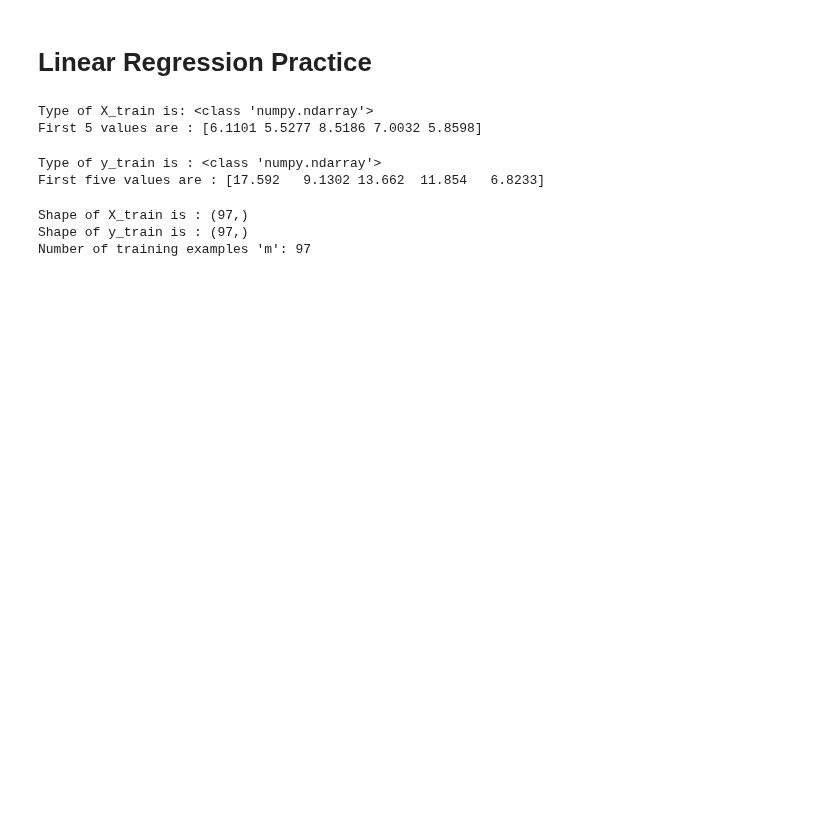
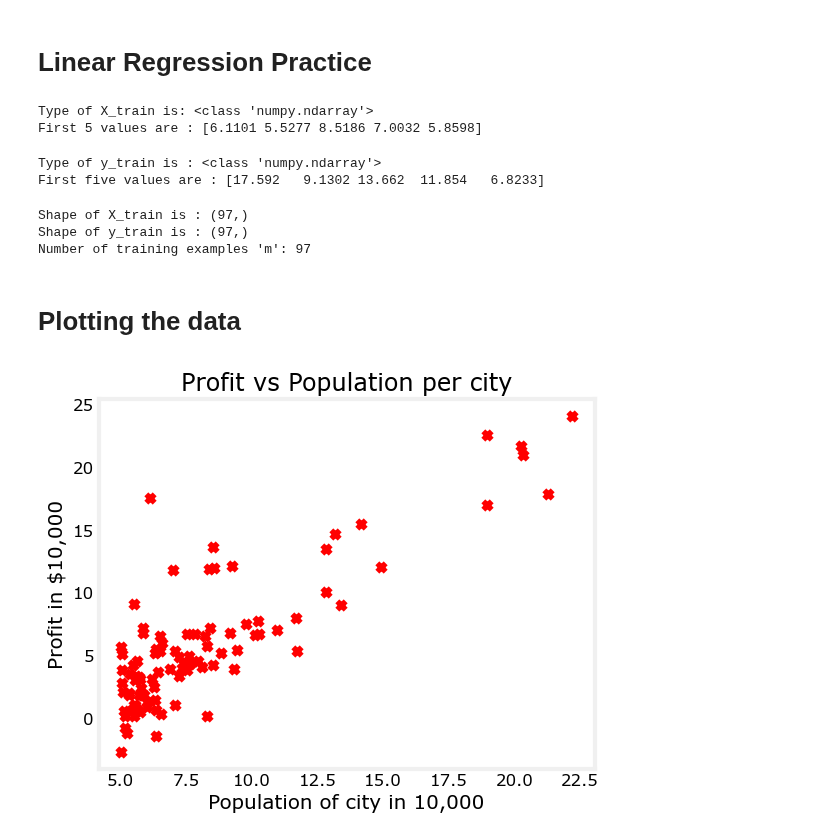
Before and after one commit to amansingh202/python_learning, a Jupyter notebook: CL_week2_lab07.ipynb, the cells around one changed output. Cells and saved outputs as stored; diff of their text form; code cells hidden in the pictures; blank space fills up the shorter version.

Commit message:
plotting data and computing gradient descent

```diff
--- a/CL_week2_lab07.ipynb
+++ b/CL_week2_lab07.ipynb
@@ -32,3 +32,19 @@ print(f"Number of training examples 'm': {len(X_train)}")
 Shape of X_train is : (97,)
 Shape of y_train is : (97,)
 Number of training examples 'm': 97
+# %% [markdown]
+# Plotting the data
+# %%
+plt.scatter(X_train, y_train, marker = 'x', c = 'r')
+
+#set title
+plt.title('Profit vs Population per city')
+
+#set y axis label
+plt.ylabel("Profit in $10,000")
+
+#set x axis label
+plt.xlabel('Population of city in 10,000')
+plt.show()
+# %% [output]
+[figure, added]
```
Also changed, not shown: parts of 1 cell of this notebook.
